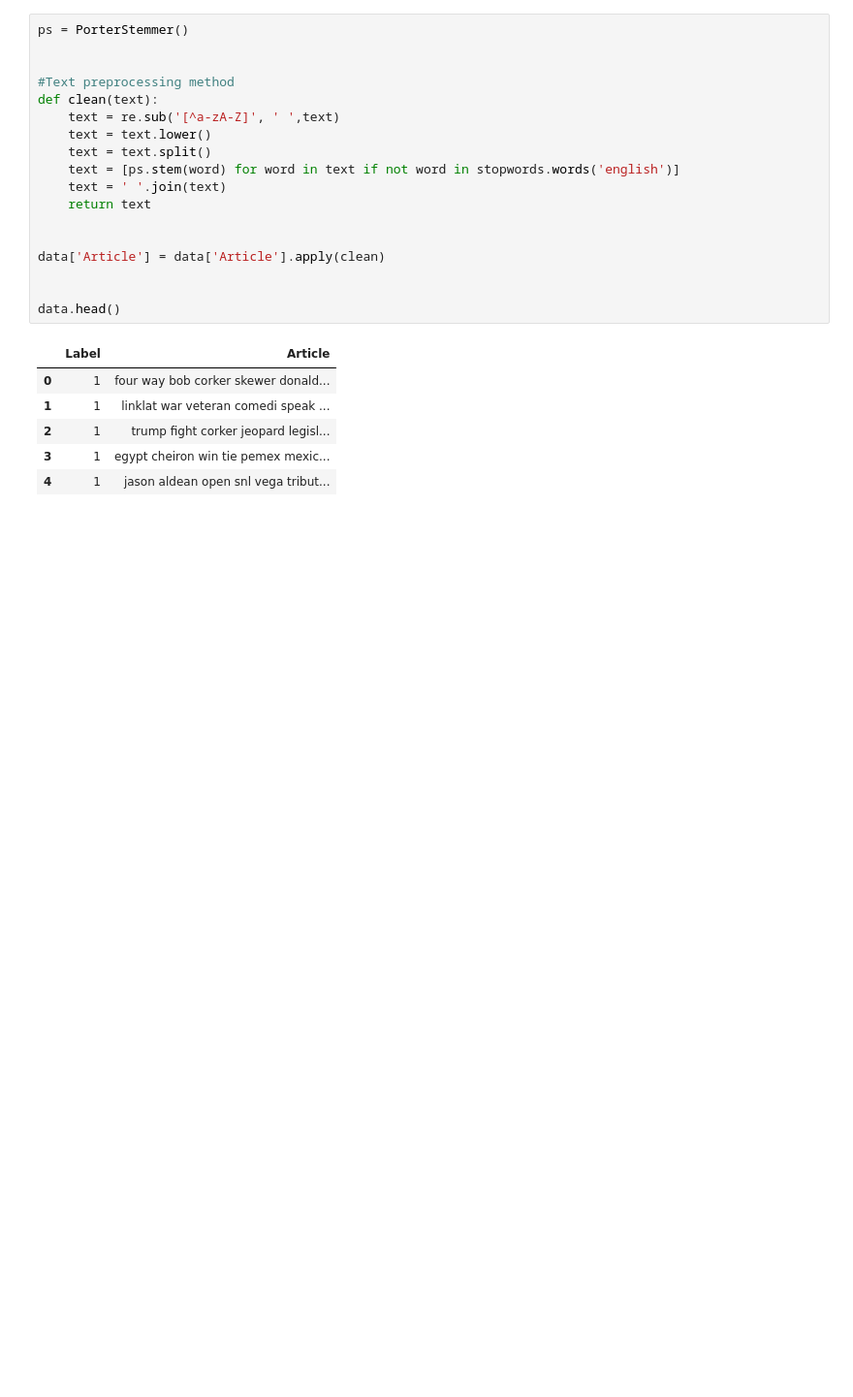
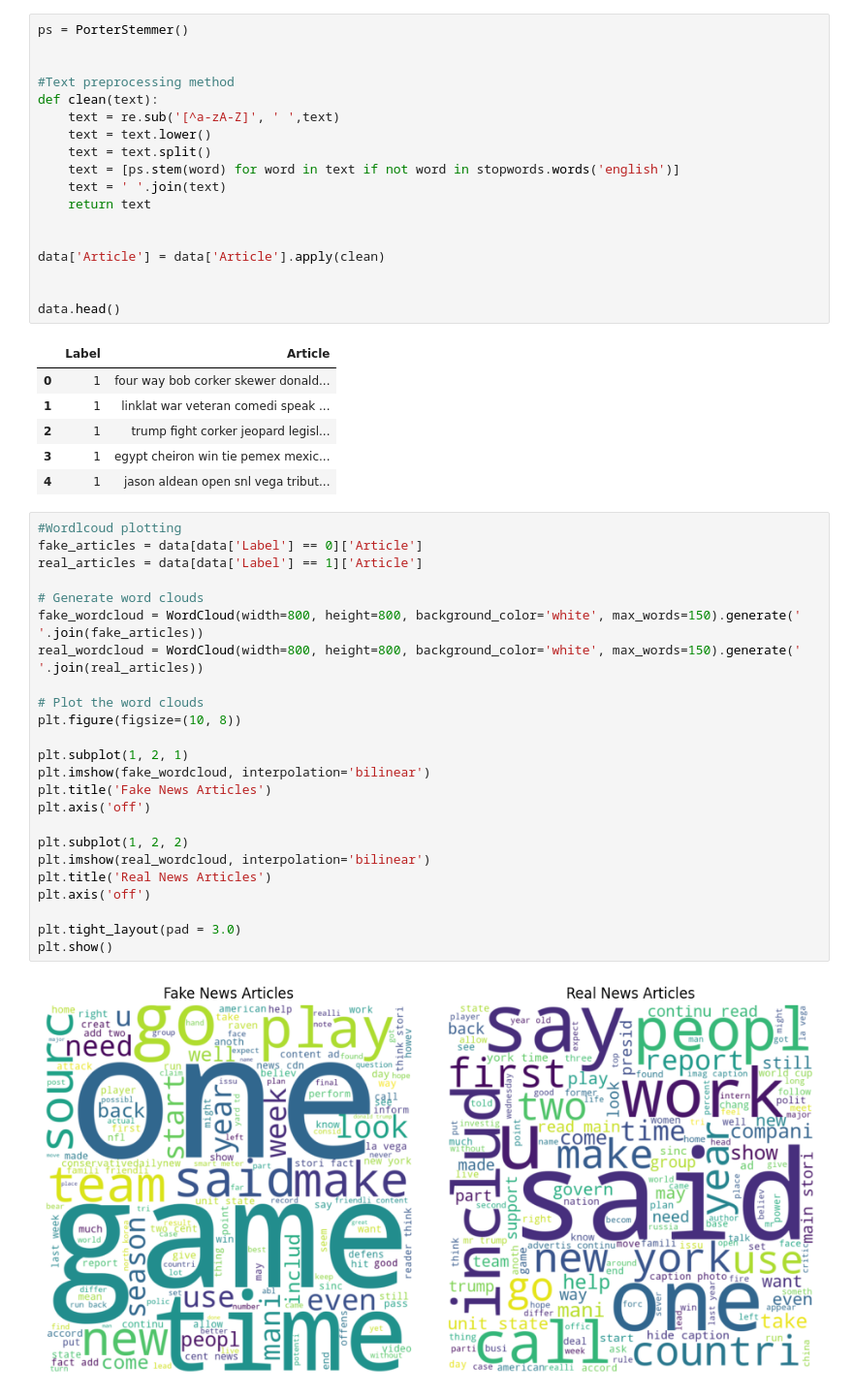
Before and after one commit to Rookieville/FakeNewsDetection, a Jupyter notebook: Main.ipynb, the cells around one changed output. Shown at 97% size. Saved outputs shown, nothing was run; the diff lists cells and outputs as text; blank space fills up the shorter version.

```diff
--- a/Main.ipynb
+++ b/Main.ipynb
@@ -99,6 +120,32 @@ data.head()
 | 2 | 1 | trump fight corker jeopard legisl... |
 | 3 | 1 | egypt cheiron win tie pemex mexic... |
 | 4 | 1 | jason aldean open snl vega tribut... |
+# %%
+#Wordlcoud plotting
+fake_articles = data[data['Label'] == 0]['Article']
+real_articles = data[data['Label'] == 1]['Article']
+
+# Generate word clouds
+fake_wordcloud = WordCloud(width=800, height=800, background_color='white', max_words=150).generate(' '.join(fake_articles))
+real_wordcloud = WordCloud(width=800, height=800, background_color='white', max_words=150).generate(' '.join(real_articles))
+
+# Plot the word clouds
+plt.figure(figsize=(10, 8))
+
+plt.subplot(1, 2, 1)
+plt.imshow(fake_wordcloud, interpolation='bilinear')
+plt.title('Fake News Articles')
+plt.axis('off')
+
+plt.subplot(1, 2, 2)
+plt.imshow(real_wordcloud, interpolation='bilinear')
+plt.title('Real News Articles')
+plt.axis('off')
+
+plt.tight_layout(pad = 3.0)
+plt.show()
+# %% [output]
+[figure, added]
 # %%
 X = data['Article']
 Y = data['Label']
```
Also changed, not shown: parts of 7 cells of this notebook.
